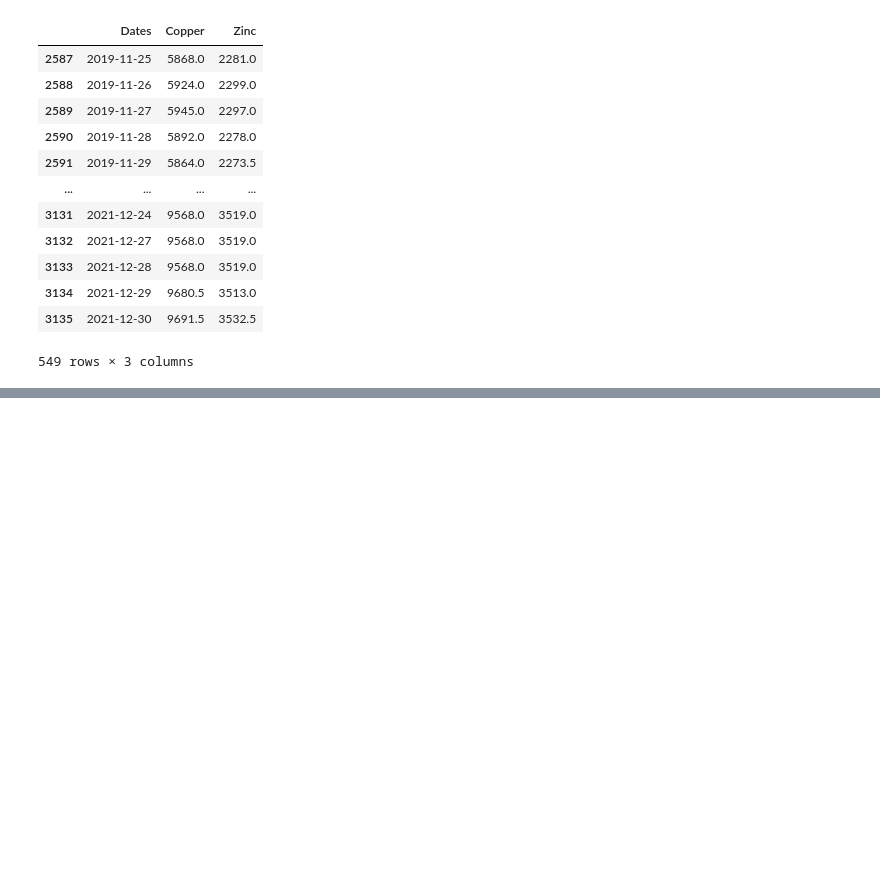
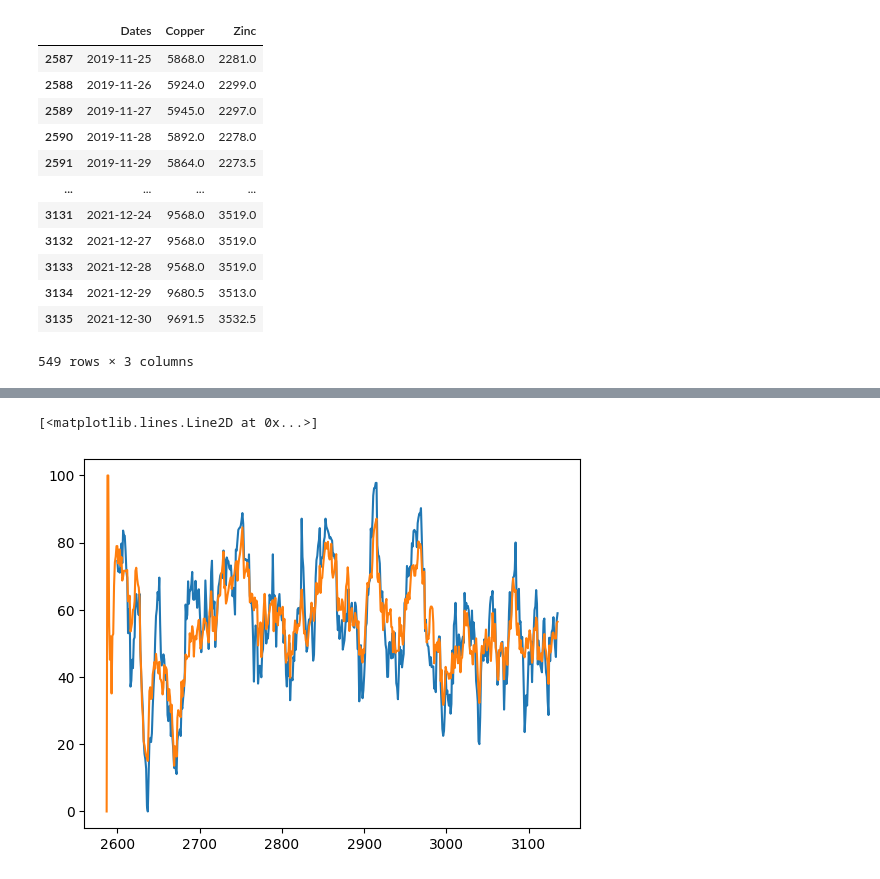
Before and after one commit to elena-faillace/OilDesk-Intern-Assessment, a Jupyter notebook: solutions/question3.ipynb, the cells around one changed output, grey strips where cells are left out. Drawn from its saved outputs; the diff is of its cells as text; code cells hidden in the pictures; blank space fills up the shorter version.

```diff
--- a/solutions/question3.ipynb
+++ b/solutions/question3.ipynb
@@ -139,0 +178,18 @@ rsi_copper = calculate_RSI(df['Copper'])
+# %%
+time_data = df['Copper']
+window = 14
+
+delta = time_data.diff()
+gain = delta.where(delta > 0, 0)
+loss = -delta.where(delta < 0, 0)
+avg_gain = gain.ewm(com=window).mean()
+avg_loss = loss.ewm(com=window).mean()
+# Avoid division by zero
+rs = avg_gain / avg_loss.replace(to_replace=0, value=10e-10)
+rsi_ = 100 - (100 / (1 + rs))
+# %%
+plt.plot(rsi)
+plt.plot(rsi_)
+# %% [output]
+[<matplotlib.lines.Line2D at 0x...>]
+[figure, added]
```
Also changed, not shown: parts of 8 cells of this notebook.
